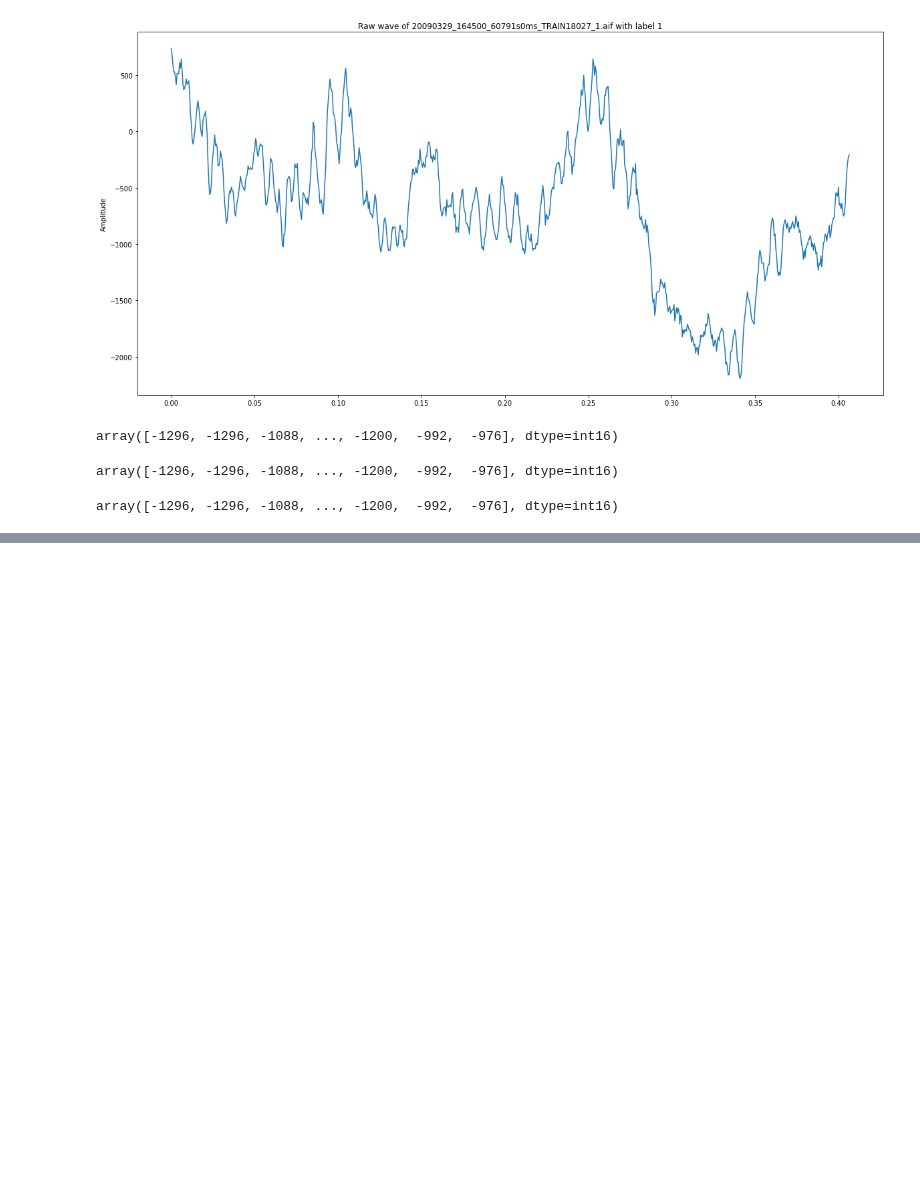
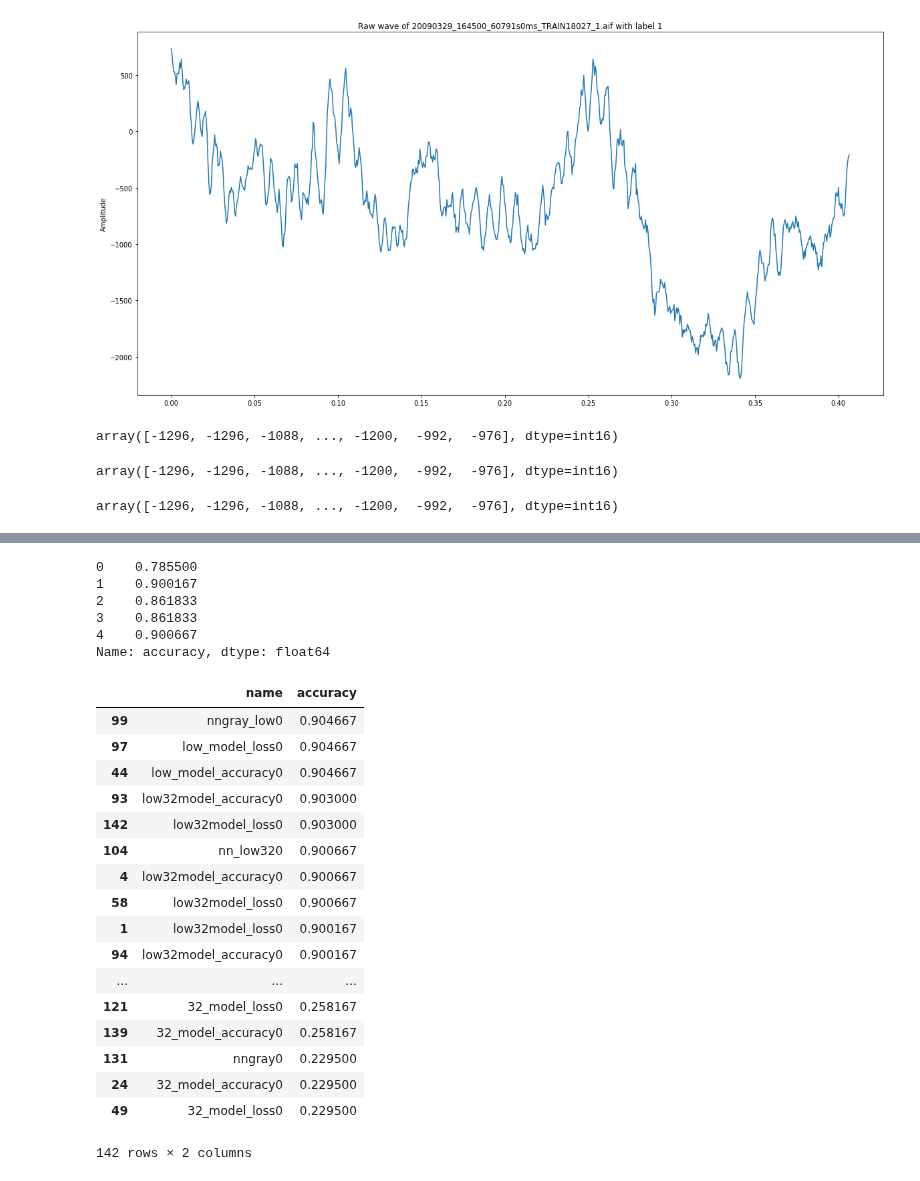
Before and after one commit to JorgeRodri/WhaleClassification, a Jupyter notebook: Pruebas.ipynb, the cells around one changed output, grey strips where cells are left out. Cells and saved outputs as stored; diff of their text form; code cells hidden in the pictures; blank space fills up the shorter version.

```diff
--- a/Pruebas.ipynb
+++ b/Pruebas.ipynb
@@ -530,0 +549,9 @@ array([-1296, -1296, -1088, ..., -1200,  -992,  -976], dtype=int16)
+# %%
+
+resultsfiles = [os.path.join(results_folder, f)
+              for f in listdir(results_folder) if isfile(join(results_folder, f))]
+
+resultsfiles_2 = [os.path.join(results_folder_2, f)
+              for f in listdir(results_folder_2) if isfile(join(results_folder_2, f))]
+
+resultsfiles[:5]
@@ -530,0 +564,39 @@ array([-1296, -1296, -1088, ..., -1200,  -992,  -976], dtype=int16)
+# %%
+import re
+df_file_results = pd.DataFrame(list(map(lambda x: re.split('\.|\/|\.\.', x)[-3:-1], resultsfiles_2)), columns=['name', 'accuracy'])
+# %%
+df_file_results['accuracy'] = '.' + df_file_results['accuracy']
+# %%
+df_dropout = df_file_results[df_file_results['accuracy'].str.contains('n')]
+df_file_results = df_file_results[~df_file_results['accuracy'].str.contains('n')]
+
+df_file_results['accuracy'].apply(float).head()
+# %% [output]
+0    0.785500
+1    0.900167
+2    0.861833
+3    0.861833
+4    0.900667
+Name: accuracy, dtype: float64
+# %%
+df_file_results['accuracy'] = df_file_results['accuracy'].apply(float)
+df_file_results.sort_values('accuracy', ascending=False)
+# %% [output]
+|  | name | accuracy |
+| 99 | nngray_low0 | 0.904667 |
+| 97 | low_model_loss0 | 0.904667 |
+| 44 | low_model_accuracy0 | 0.904667 |
+| 93 | low32model_accuracy0 | 0.903000 |
+| 142 | low32model_loss0 | 0.903000 |
+| 104 | nn_low320 | 0.900667 |
+| 4 | low32model_accuracy0 | 0.900667 |
+| 58 | low32model_loss0 | 0.900667 |
+| 1 | low32model_loss0 | 0.900167 |
+| 94 | low32model_accuracy0 | 0.900167 |
+| ... | ... | ... |
+| 121 | 32_model_loss0 | 0.258167 |
+| 139 | 32_model_accuracy0 | 0.258167 |
+| 131 | nngray0 | 0.229500 |
+| 24 | 32_model_accuracy0 | 0.229500 |
+| 49 | 32_model_loss0 | 0.229500 |
+142 rows × 2 columns
```
Also changed, not shown: parts of 5 cells of this notebook, 4 other files.
